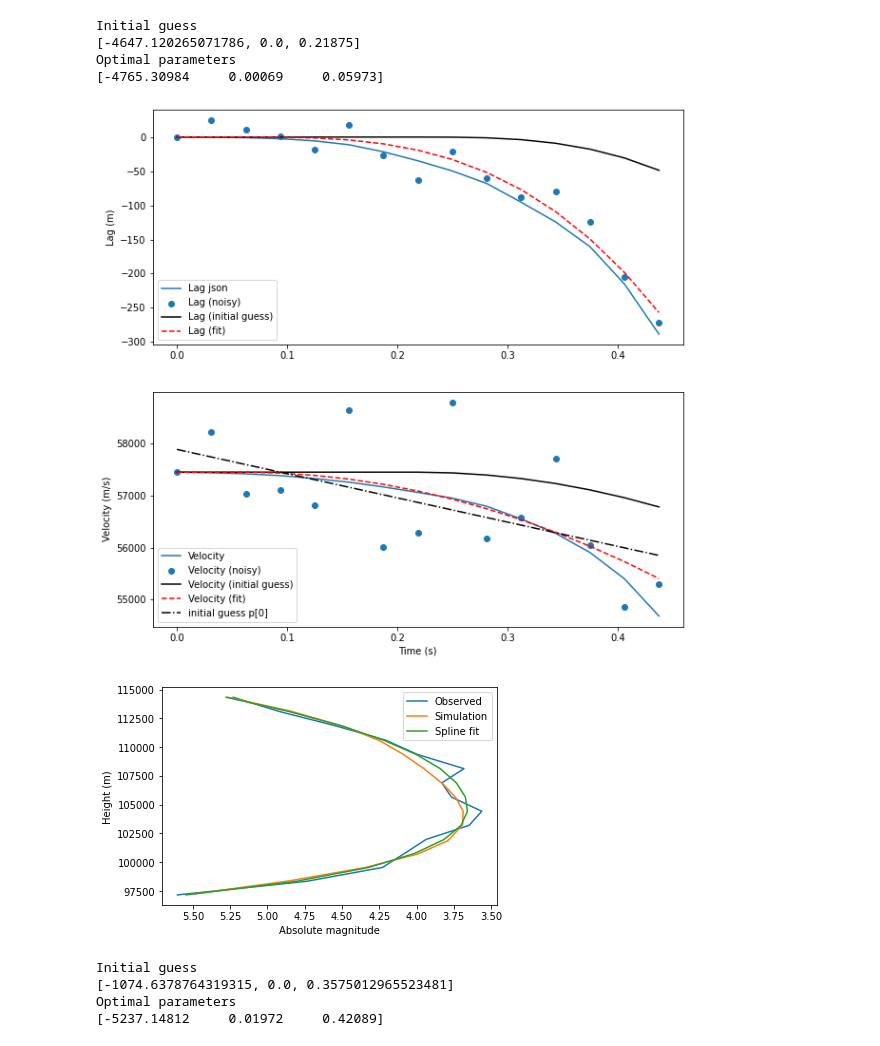
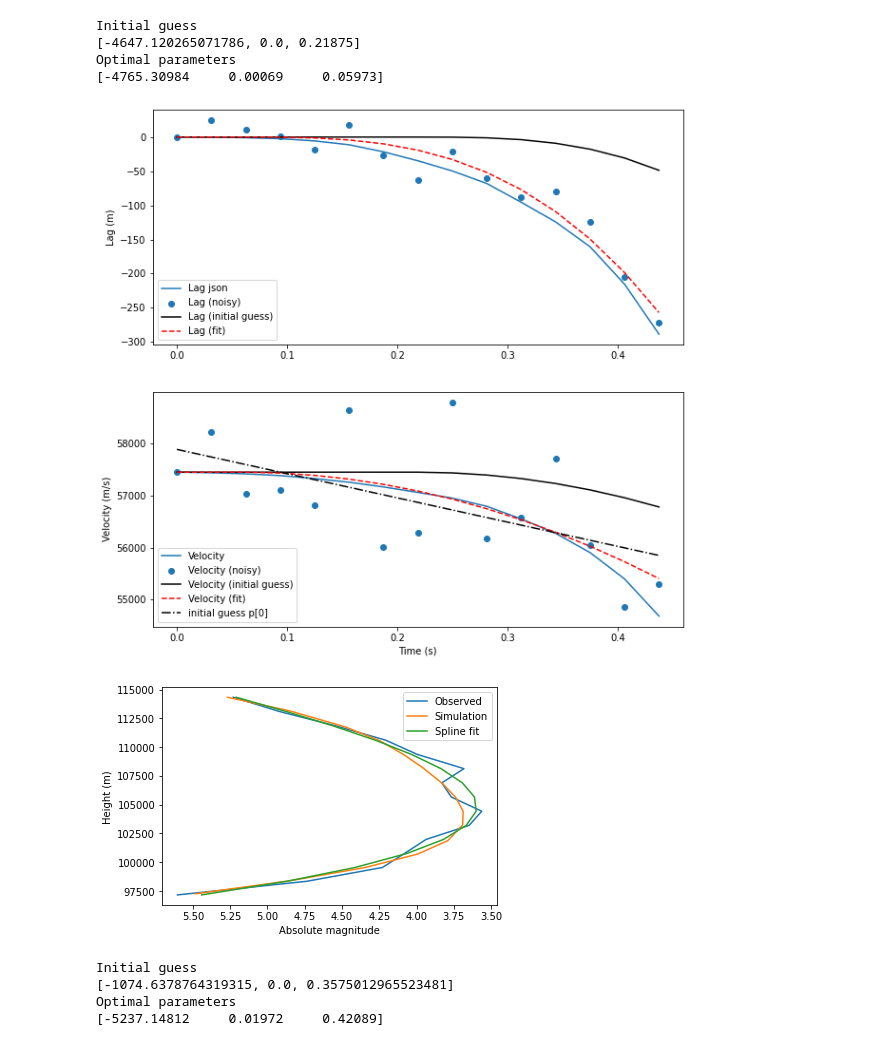
Before and after one commit to MaximilianVovk/WMPG-repoMAX, a Jupyter notebook: Code/PCA/DynamicalFit/Dynamic_RealDataLag_Fitting_and_spline.ipynb, the cells around one changed output. Drawn from its saved outputs; the diff is of its cells as text; code cells hidden in the pictures.

```diff
--- a/Code/PCA/DynamicalFit/Dynamic_RealDataLag_Fitting_and_spline.ipynb
+++ b/Code/PCA/DynamicalFit/Dynamic_RealDataLag_Fitting_and_spline.ipynb
@@ -241,35 +241,35 @@ plot_lagVel_fit(v0, np.array(obs_time), np.array(obs_lag), np.array(obs_vel), np
 
 # plot absoulte magnitude and the spline fit
 # plt.plot(obs_time, abs_mag_obs, label='Observed')
 plt.plot(abs_mag_obs, obs_height, label='Observed')
 # plt.plot(time_sim, abs_mag_sim, label='Simulation')
 plt.plot(abs_mag_sim, ht_sim, label='Simulation')
 # Step 2: Apply spline interpolation with smoothing
-spline = UnivariateSpline(obs_time, abs_mag_obs, s=0.1)  # 's' is the smoothing factor
+spline = UnivariateSpline(obs_time, abs_mag_obs, s=1)  # 's' is the smoothing factor
 plt.plot(spline(obs_time), obs_height, label='Spline fit')
 # x_fine = np.linspace(0, 1, 1000)
 # y_smooth = spline(x_fine)
 # plt.plot(x_fine, y_smooth, label='Smoothed spline')
 # invert the y axis
 # plt.gca().invert_yaxis()
 # plt.xlabel('Time (s)')
 # plt.ylabel('Absolute magnitude')
 
 # invert the x axis
 plt.gca().invert_xaxis()
 
 plt.xlabel('Absolute magnitude')
 plt.ylabel('Height (m)')
 
 plt.legend()
 plt.show()
 # %% [output]
 Initial guess
 [-4647.120265071786, 0.0, 0.21875]
 Optimal parameters
 [-4765.30984     0.00069     0.05973]
 [figure]
-[figure, old version]
+[figure, new version]
 # %%
 # with open(os.path.join("/home/mvovk/WMPG-repoMAX/Code/PCA", "TRUEerosion_sim_v59.84_m1.33e-02g_rho0209_z39.8_abl0.014_eh117.3_er0.636_s1.61.pickle"), 'rb') as f:
 #     traj = pickle.load(f, encoding='latin1')
```
Also changed, not shown: 4 other files.
